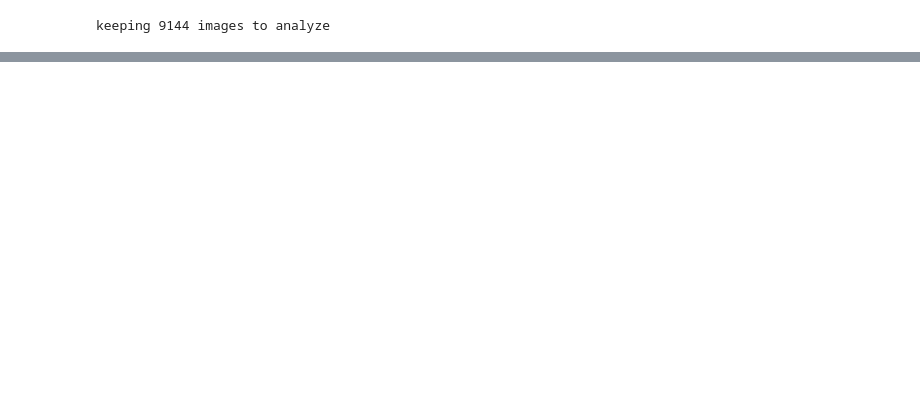
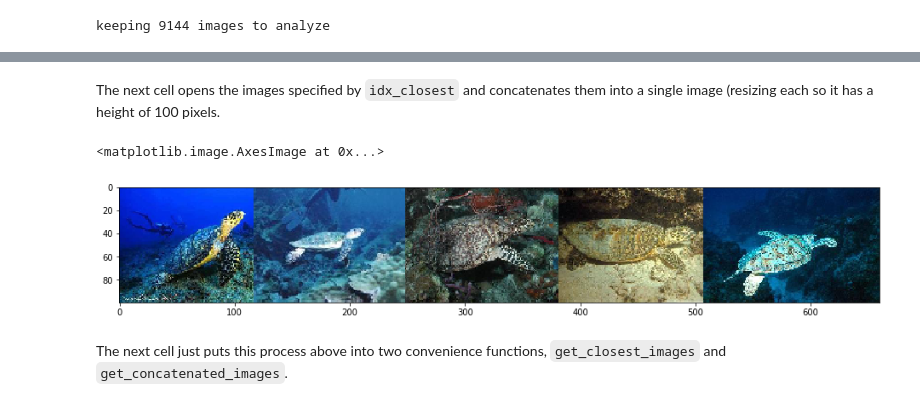
Before and after one commit to genekogan/course-ml4a, a Jupyter notebook: 6a_image_search.ipynb, the cells around one changed output, grey strips where cells are left out. Saved outputs shown, nothing was run; the diff lists cells and outputs as text; code cells hidden in the pictures; blank space fills up the shorter version.

```diff
--- a/6a_image_search.ipynb
+++ b/6a_image_search.ipynb
@@ -98,10 +159,12 @@ keeping 9144 images to analyze
 # %%
 features = []
 for i, image_path in enumerate(images):
-    if i % 100 == 0:
+    if i % 1000 == 0:
         print("analyzing image %d / %d" % (i, len(images)))
     img, x = get_image(image_path);
     feat = feat_extractor.predict(x)[0]
     features.append(feat)
+
+print('finished extracting features for %d images' % len(images))
 # %% [output]
 analyzing image 0 / 9144
@@ -134,3 +225,24 @@ idx_closest = get_closest_images(query_image_idx)
+# %% [markdown]
+The next cell opens the images specified by `idx_closest` and concatenates them into a single image (resizing each so it has a height of 100 pixels.
+# %%
+# load all the similarity results as thumbnails of height 100
+thumbs = []
+for idx in idx_closest:
+    img = image.load_img(images[idx])
+    img = img.resize((int(img.width * 100 / img.height), 100))
+    thumbs.append(img)
+
+# concatenate the images into a single image
+concat_image = np.concatenate([np.asarray(t) for t in thumbs], axis=1)
+
+# show the image
+plt.figure(figsize = (16,12))
+plt.imshow(concat_image)
+# %% [output]
+<matplotlib.image.AxesImage at 0x...>
+[figure, added]
+# %% [markdown]
+The next cell just puts this process above into two convenience functions, `get_closest_images` and `get_concatenated_images`.
 # %%
 def get_closest_images(query_image_idx, num_results=5):
     distances = [ distance.euclidean(pca_features[query_image_idx], feat) for feat in pca_features ]
```
Also changed, not shown: parts of 38 cells of this notebook, 3 other files.
